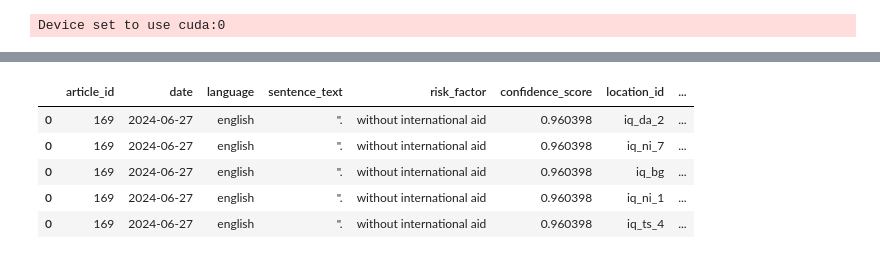
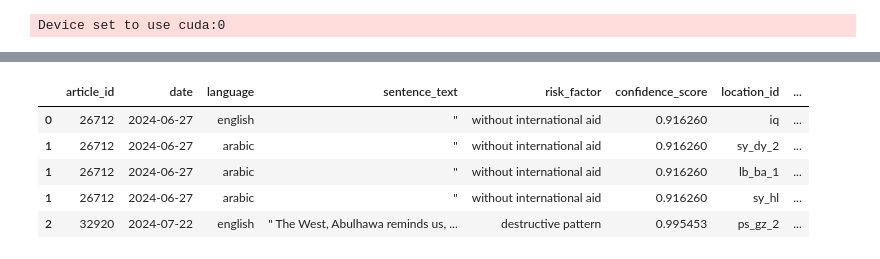
Before and after one commit to AdamPrzychodni/food-crisis-early-warning-system-research, a Jupyter notebook: notebooks/05_geospatial.ipynb, the cells around one changed output, grey strips where cells are left out. Drawn from its saved outputs; the diff is of its cells as text; code cells hidden in the pictures.

```diff
--- a/notebooks/05_geospatial.ipynb
+++ b/notebooks/05_geospatial.ipynb
@@ -5,14 +5,22 @@ from transformers import pipeline
 import torch
 import pickle
 import numpy as np
+from tqdm.auto import tqdm
 
-# Step 1: Loading All Necessary Data
-print("# Step 1: Loading All Necessary Data")
+# --- Step 1: Loading All Necessary Data & SAMPLING ---
+print("# Step 1: Loading All Necessary Data & SAMPLING")
 DATA_DIR = '../data'
 MODELS_DIR = os.path.join(DATA_DIR, '03_models')
 PROCESSED_DATA_DIR = os.path.join(DATA_DIR, '02_processed')
 
 df_risk_sentences = pd.read_csv(os.path.join(MODELS_DIR, 'risk_mentions_SAMPLE_FINAL.csv'))
+
+# --- THIS IS THE NEW LINE FOR SAMPLING ---
+# Process only the first 100 rows for quick testing
+df_risk_sentences = df_risk_sentences.head(100).copy()
+print(f"--- RUNNING ON A SAMPLE of {len(df_risk_sentences)} rows ---")
+# -----------------------------------------
+
 df_eng = pd.read_pickle(os.path.join(PROCESSED_DATA_DIR, 'news_eng_processed.pkl'))
 df_eng['language'] = 'english'
 df_ara = pd.read_pickle(os.path.join(PROCESSED_DATA_DIR, 'news_ara_processed.pkl'))
@@ -26,7 +34,7 @@ print("All data loaded successfully.")
 print("-" * 30, "\n")
 
 
-# Step 2: Building Location Resolvers
+# --- Step 2: Building Location Resolvers ---
 print("# Step 2: Building Location Resolvers")
 def create_name_to_id_lookup(location_dict):
     lookup = {}
@@ -40,7 +48,7 @@ print("Location resolvers created.")
 print("-" * 30, "\n")
 
 
-# Step 3: Initialize Hugging Face NER Pipeline
+# --- Step 3: Initialize Hugging Face NER Pipeline ---
 print("# Step 3: Loading Hugging Face Model for NER")
 device = 0 if torch.cuda.is_available() else -1
 if device == 0: print("GPU found.")
@@ -50,72 +58,61 @@ print("NER pipeline loaded.")
 print("-" * 30, "\n")
 
 
-# Step 4: Hybrid Geotagging (Article and Sentence Level)
-print("# Step 4: Hybrid Geotagging (Article & Sentence Levels)")
+# --- Step 4: Hybrid Geotagging (Optimized with Batching) ---
+print("# Step 4: Hybrid Geotagging (Optimized with Batching)")
 articles_with_risks_ids = df_risk_sentences['article_id'].unique()
 df_articles_with_risks = df_articles[df_articles['article_id'].isin(articles_with_risks_ids)][['article_id', 'body', 'language']].copy()
 print(f"Found {len(df_articles_with_risks)} unique articles for context.")
 
-def resolve_locations(text, pipeline, lookup):
-    """Shared function to extract and resolve locations from any text."""
-    entities = pipeline(text)
+# Helper function to resolve locations from pre-computed entities
+def resolve_locations_from_entities(entities, lookup):
     found_ids = set()
     for entity in entities:
         if entity['entity_group'] == 'LOC':
             loc_name_lower = entity['word'].lower()
-            if loc_name_lower in lookup: found_ids.add(lookup[loc_name_lower])
+            if loc_name_lower in lookup:
+                found_ids.add(lookup[loc_name_lower])
     return list(found_ids)
 
-# 4a: Get ARTICLE-level locations (the broad context)
-df_articles_with_risks['article_locations'] = df_articles_with_risks['body'].apply(
-    lambda text: resolve_locations(text, ner_pipeline, location_lookup)
-)
+# 4a: BATCH process ARTICLE-level locations
+print("Batch processing article-level locations...")
+article_bodies = df_articles_with_risks['body'].fillna('').tolist()
+article_entities_list = ner_pipeline(article_bodies, batch_size=128)
+article_locations = [resolve_locations_from_entities(entities, location_lookup) for entities in article_entities_list]
+df_articles_with_risks['article_locations'] = article_locations
 print("Extracted article-level locations.")
 
-# 4b: Get SENTENCE-level locations (the specific context)
-df_risk_sentences['sentence_locations'] = df_risk_sentences['sentence_text'].apply(
-    lambda text: resolve_locations(text, ner_pipeline, location_lookup)
-)
+# 4b: BATCH process SENTENCE-level locations
+print("Batch processing sentence-level locations...")
+sentence_texts = df_risk_sentences['sentence_text'].fillna('').tolist()
+sentence_entities_list = ner_pipeline(sentence_texts, batch_size=128)
+sentence_locations = [resolve_locations_from_entities(entities, location_lookup) for entities in sentence_entities_list]
+df_risk_sentences['sentence_locations'] = sentence_locations
 print("Extracted sentence-level locations.")
 print("-" * 30, "\n")
 
 
-# Step 5: Merge and Apply Hierarchical Logic
+# --- Step 5: Merge and Apply Hierarchical Logic ---
 print("# Step 5: Applying Hierarchical Logic and Finalizing Data")
-# Merge article context (language and locations) into the sentence dataframe
 df_merged = pd.merge(
     df_risk_sentences,
     df_articles_with_risks[['article_id', 'language', 'article_locations']],
     on='article_id'
 )
 
-# HIERARCHICAL LOGIC: Choose the most specific location available
 def choose_locations(row):
-    # Prioritize specific (longer ID) sentence-level locations
     sentence_specific = {loc for loc in row['sentence_locations'] if len(loc) > 2}
-    if sentence_specific:
-        return list(sentence_specific)
-
-    # Fallback to any sentence-level locations
-    if row['sentence_locations']:
-        return row['sentence_locations']
-
-    # Fallback to specific article-level locations
+    if sentence_specific: return list(sentence_specific)
+    if row['sentence_locations']: return row['sentence_locations']
     article_specific = {loc for loc in row['article_locations'] if len(loc) > 2}
-    if article_specific:
-        return list(article_specific)
-
-    # Finally, use any article-level location as the last resort
+    if article_specific: return list(article_specific)
     return row['article_locations']
 
 df_merged['final_locations'] = df_merged.apply(choose_locations, axis=1)
-
-# Explode, clean, and add the English name
 df_final_exploded = df_merged.explode('final_locations').rename(columns={'final_locations': 'location_id'})
 df_final_exploded = df_final_exploded.dropna(subset=['location_id'])
 df_final_exploded['location_name_english'] = df_final_exploded['location_id'].map(id_to_english_name_lookup)
 
-# Reorder columns for final output
 final_columns = [
     'article_id', 'date', 'language', 'sentence_text', 'risk_factor',
     'confidence_score', 'location_id', 'location_name_english'
@@ -125,4 +122,13 @@ df_final_exploded = df_final_exploded[final_columns]
 print(f"Created {len(df_final_exploded):,} final, high-precision risk-location pairs.")
 print("Sample of final data:")
 display(df_final_exploded.head())
+
+
+# --- Step 6: Save the Geotagged Results ---
+print("\n# Step 6: Saving the Final Geotagged Data")
+OUTPUT_DIR = os.path.join(DATA_DIR, '03_models')
+os.makedirs(OUTPUT_DIR, exist_ok=True)
+output_path = os.path.join(OUTPUT_DIR, 'risk_mentions_geotagged_FINAL.csv')
+df_final_exploded.to_csv(output_path, index=False)
+print(f"Successfully saved {len(df_final_exploded):,} geotagged risk mentions to: {output_path}")
 # %% [output]
@@ -151,7 +160,7 @@ Created 1,924 final, high-precision risk-location pairs.
 Sample of final data:
 |  | article_id | date | language | sentence_text | risk_factor | confidence_score | location_id | ... |
-| 0 | 169 | 2024-06-27 | english | ". | without international aid | 0.960398 | iq_da_2 | ... |
-| 0 | 169 | 2024-06-27 | english | ". | without international aid | 0.960398 | iq_ni_7 | ... |
-| 0 | 169 | 2024-06-27 | english | ". | without international aid | 0.960398 | iq_bg | ... |
-| 0 | 169 | 2024-06-27 | english | ". | without international aid | 0.960398 | iq_ni_1 | ... |
-| 0 | 169 | 2024-06-27 | english | ". | without international aid | 0.960398 | iq_ts_4 | ... |
+| 0 | 26712 | 2024-06-27 | english | " | without international aid | 0.916260 | iq | ... |
+| 1 | 26712 | 2024-06-27 | arabic | " | without international aid | 0.916260 | sy_dy_2 | ... |
+| 1 | 26712 | 2024-06-27 | arabic | " | without international aid | 0.916260 | lb_ba_1 | ... |
+| 1 | 26712 | 2024-06-27 | arabic | " | without international aid | 0.916260 | sy_hl | ... |
+| 2 | 32920 | 2024-07-22 | english | " The West, Abulhawa reminds us, ... | destructive pattern | 0.995453 | ps_gz_2 | ... |
```
Also changed, not shown: parts of 1 cell of this notebook, 5 other files.
